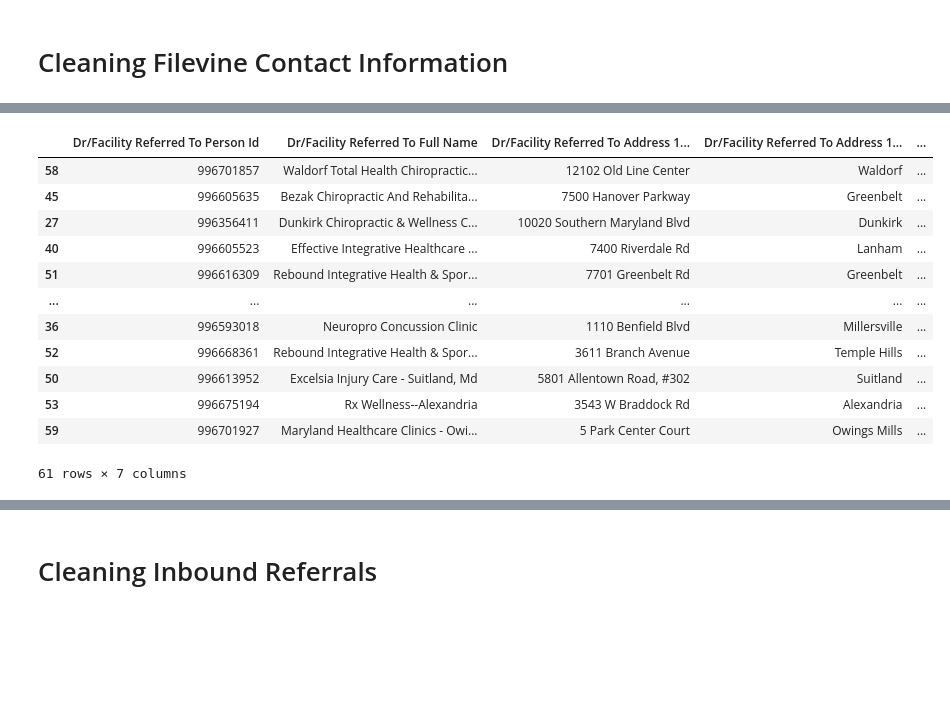
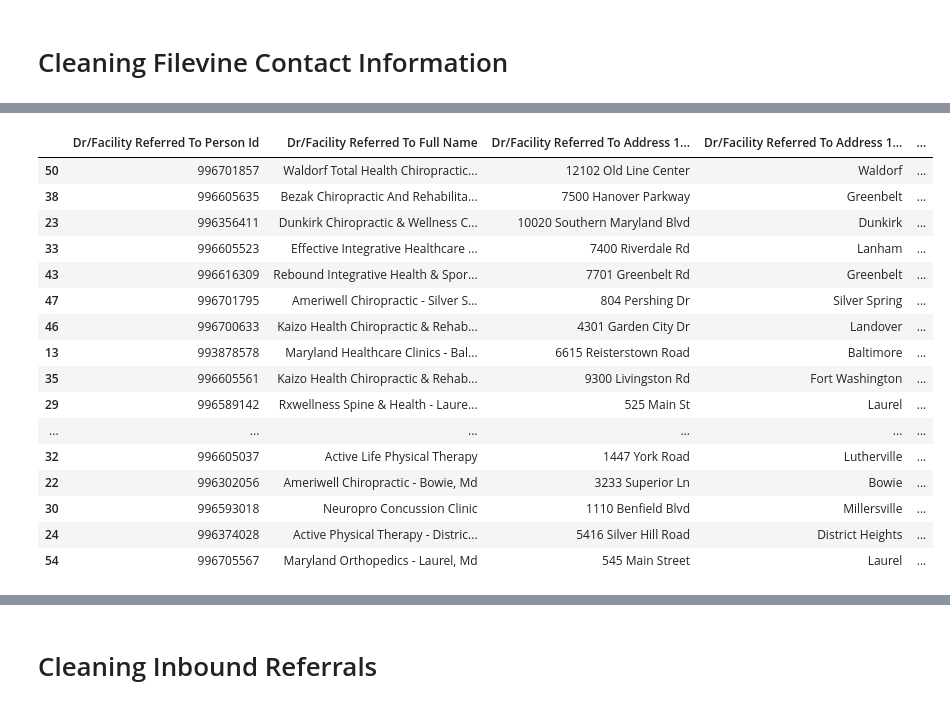
Before and after one commit to The-Jaklitsch-Law-Group/JLG_Provider_Recommender, a Jupyter notebook: prepare_contacts/contact_cleaning.ipynb, the cells around one changed output, grey strips where cells are left out. Saved outputs shown, nothing was run; the diff lists cells and outputs as text; code cells hidden in the pictures; blank space fills up the shorter version.

```diff
--- a/prepare_contacts/contact_cleaning.ipynb
+++ b/prepare_contacts/contact_cleaning.ipynb
@@ -80,32 +81,39 @@ df_out
 # %%
 full_address = ['Dr/Facility Referred To Person Id',
                 'Dr/Facility Referred To Full Name',
                 'Dr/Facility Referred To Address 1 Line 1',
                 'Dr/Facility Referred To Address 1 City',
                 'Dr/Facility Referred To Address 1 State',
-                'Dr/Facility Referred To Address 1 Zip'
+                'Dr/Facility Referred To Address 1 Zip',
+                "Dr/Facility Referred To's Details: Latitude",
+                "Dr/Facility Referred To's Details: Longitude",
+                "Dr/Facility Referred To Phone 1"
                 ]
 
 df_out_gb = (df_out.groupby(full_address, as_index=False)['Project ID']
             .count()
             .rename(columns = {'Project ID':'Referral Count'})
             .sort_values(by = 'Referral Count', ascending = False)
             )
 df_out_gb
 # %% [output]
 |  | Dr/Facility Referred To Person Id | Dr/Facility Referred To Full Name | Dr/Facility Referred To Address 1... | Dr/Facility Referred To Address 1... | ... |
-| 58 | 996701857 | Waldorf Total Health Chiropractic... | 12102 Old Line Center | Waldorf | ... |
-| 45 | 996605635 | Bezak Chiropractic And Rehabilita... | 7500 Hanover Parkway | Greenbelt | ... |
-| 27 | 996356411 | Dunkirk Chiropractic & Wellness C... | 10020 Southern Maryland Blvd | Dunkirk | ... |
-| 40 | 996605523 | Effective Integrative Healthcare ... | 7400 Riverdale Rd | Lanham | ... |
-| 51 | 996616309 | Rebound Integrative Health & Spor... | 7701 Greenbelt Rd | Greenbelt | ... |
+| 50 | 996701857 | Waldorf Total Health Chiropractic... | 12102 Old Line Center | Waldorf | ... |
+| 38 | 996605635 | Bezak Chiropractic And Rehabilita... | 7500 Hanover Parkway | Greenbelt | ... |
+| 23 | 996356411 | Dunkirk Chiropractic & Wellness C... | 10020 Southern Maryland Blvd | Dunkirk | ... |
+| 33 | 996605523 | Effective Integrative Healthcare ... | 7400 Riverdale Rd | Lanham | ... |
+| 43 | 996616309 | Rebound Integrative Health & Spor... | 7701 Greenbelt Rd | Greenbelt | ... |
+| 47 | 996701795 | Ameriwell Chiropractic - Silver S... | 804 Pershing Dr | Silver Spring | ... |
+| 46 | 996700633 | Kaizo Health Chiropractic & Rehab... | 4301 Garden City Dr | Landover | ... |
+| 13 | 993878578 | Maryland Healthcare Clinics - Bal... | 6615 Reisterstown Road | Baltimore | ... |
+| 35 | 996605561 | Kaizo Health Chiropractic & Rehab... | 9300 Livingston Rd | Fort Washington | ... |
+| 29 | 996589142 | Rxwellness Spine & Health - Laure... | 525 Main St | Laurel | ... |
 | ... | ... | ... | ... | ... | ... |
-| 36 | 996593018 | Neuropro Concussion Clinic | 1110 Benfield Blvd | Millersville | ... |
-| 52 | 996668361 | Rebound Integrative Health & Spor... | 3611 Branch Avenue | Temple Hills | ... |
-| 50 | 996613952 | Excelsia Injury Care - Suitland, Md | 5801 Allentown Road, #302 | Suitland | ... |
-| 53 | 996675194 | Rx Wellness--Alexandria | 3543 W Braddock Rd | Alexandria | ... |
-| 59 | 996701927 | Maryland Healthcare Clinics - Owi... | 5 Park Center Court | Owings Mills | ... |
+| 32 | 996605037 | Active Life Physical Therapy | 1447 York Road | Lutherville | ... |
+| 22 | 996302056 | Ameriwell Chiropractic - Bowie, Md | 3233 Superior Ln | Bowie | ... |
+| 30 | 996593018 | Neuropro Concussion Clinic | 1110 Benfield Blvd | Millersville | ... |
+| 24 | 996374028 | Active Physical Therapy - Distric... | 5416 Silver Hill Road | District Heights | ... |
+| 54 | 996705567 | Maryland Orthopedics - Laurel, Md | 545 Main Street | Laurel | ... |
-61 rows × 7 columns
 # %%
 new_col_names = {
     'Dr/Facility Referred To Person Id': 'Person ID',
```
Also changed, not shown: parts of 7 cells of this notebook, 8 other files.
